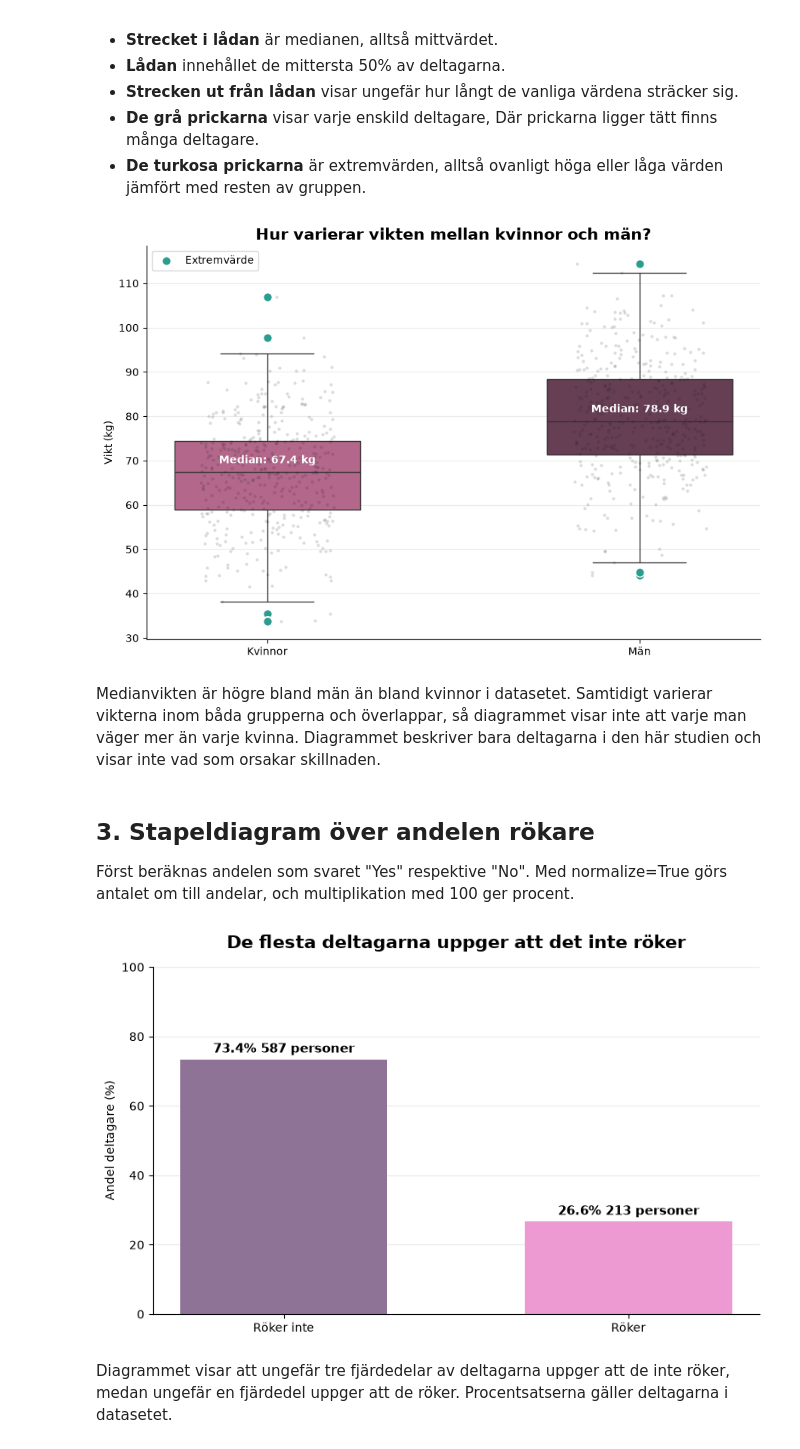
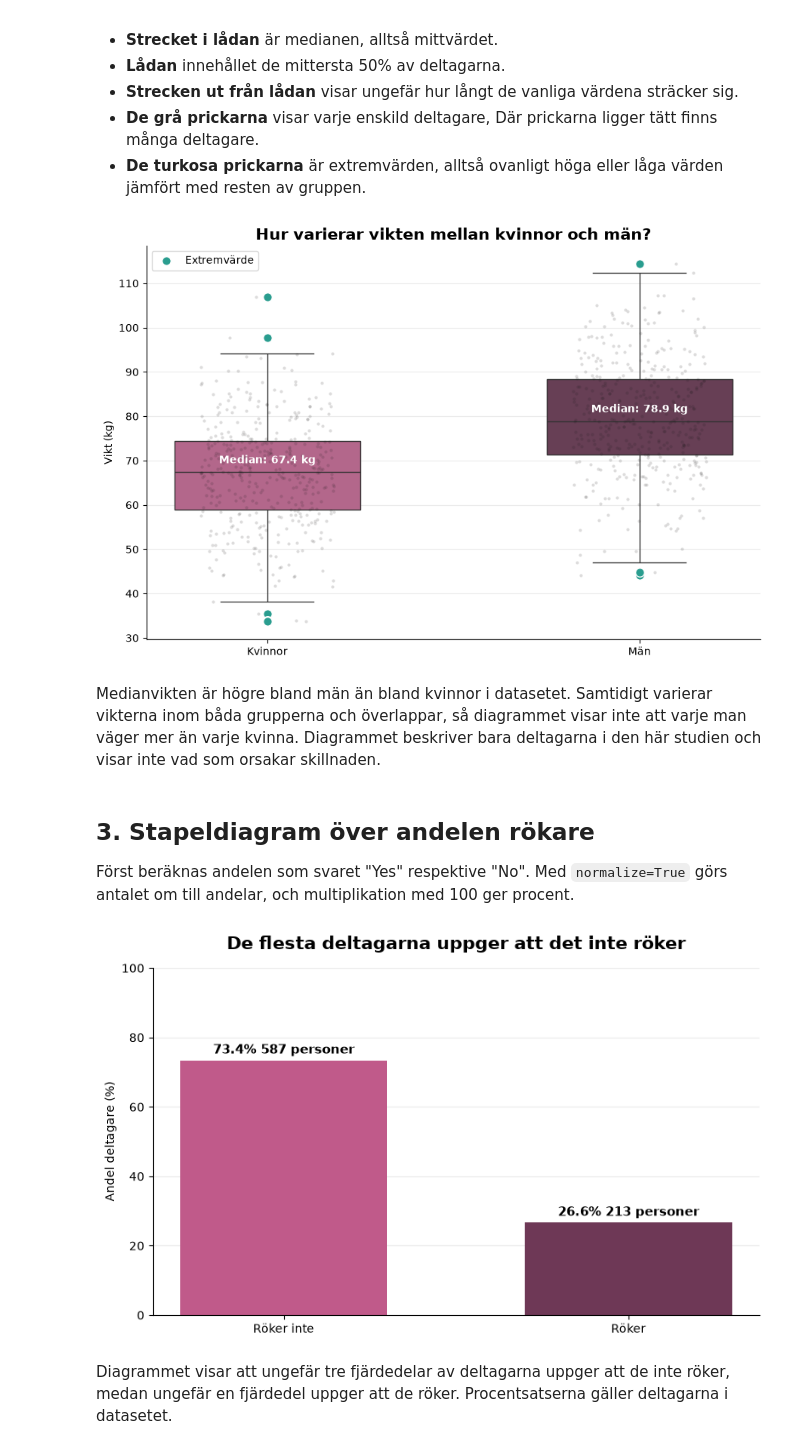
Before and after one commit to idaebeling/halsostudie, a Jupyter notebook: notebooks/halsostudie_del1.ipynb, the cells around one changed output. Saved outputs shown, nothing was run; the diff lists cells and outputs as text; code cells hidden in the pictures.

Commit message:
Lägg till power-diagram och boxplot, uppdatera notebook och bildfiler

```diff
--- a/notebooks/halsostudie_del1.ipynb
+++ b/notebooks/halsostudie_del1.ipynb
@@ -2,0 +14,26 @@
+# %%
+filnamn = "health_study_dataset.csv"
+arbetsmapp = Path.cwd().resolve()
+
+möjliga_filer = [
+    mapp / "data" / filnamn
+    for mapp in [arbetsmapp, *arbetsmapp.parents]
+]
+
+csv_fil = next((fil for fil in möjliga_filer if fil.exists()), None)
+
+if csv_fil is None:
+    raise FileNotFoundError(
+        f"Hittade inte {filnamn} i någon data-mapp. "
+        f"Notebookens arbetsmapp är: {arbetsmapp}"
+    )
+
+df = pd.read_csv(csv_fil)
+
+huvudmapp = csv_fil.parent.parent
+bilder_mapp = huvudmapp / "bilder"
+bilder_mapp.mkdir(exist_ok=True)
+
+print(f"Läste in filen: {csv_fil}")
+print(f"Antal rader och kolumner: {df.shape}")
+print(f"Bilder sparas i: {bilder_mapp}")
@@ -43,6 +77,5 @@ dtype: object
 Ålder, vikt, längd, systoliskt blodtryck och kolesterol sammanfattas med medelvärde, median, minimi- och maximivärde. Det ger en bild av datans nivå och spridning.
 # %%
-df = pd.read_csv("../data/health_study_dataset.csv")
 
 variabler = ["age", "weight", "height", "systolic_bp", "cholesterol"]
 
@@ -203,23 +236,23 @@ ax.legend(loc="upper left")
 sns.despine()
 plt.tight_layout()
 
-plt.savefig("bilder/vikt_boxplot.png", dpi=150, bbox_inches="tight")
+plt.savefig(bilder_mapp / "vikt_boxplot.png", dpi=150, bbox_inches="tight")
 plt.show()
 # %% [output]
-[figure, old version]
+[figure, new version]
 # %% [markdown]
 Medianvikten är högre bland män än bland kvinnor i datasetet. Samtidigt varierar vikterna inom båda grupperna och överlappar, så diagrammet visar inte att varje man väger mer än varje kvinna. Diagrammet beskriver bara deltagarna i den här studien och visar inte vad som orsakar skillnaden.
 # %% [markdown]
 ## 3. Stapeldiagram över andelen rökare
 
-Först beräknas andelen som svaret "Yes" respektive "No". Med normalize=True görs antalet om till andelar, och multiplikation med
+Först beräknas andelen som svaret "Yes" respektive "No". Med `normalize=True` görs antalet om till andelar, och multiplikation med
 100 ger procent.
 # %%
 antal = df["smoker"]. value_counts().reindex(["No", "Yes"], fill_value=0)
 procent = antal / antal.sum() * 100
 
 namn = ["Röker inte", "Röker"]
-färger = ["#8F7396", "#EC9AD1"]
+färger =["#C05A8A", "#6E3856"]
 
 fig, ax = plt.subplots(figsize=(8, 5))
 
@@ -228,35 +261,35 @@ staplar = ax.bar(
     procent,
     color=färger,
     width=0.6
 )
 
 for stapel, pct, n in zip(staplar, procent, antal):
     ax.text(
         stapel.get_x() + stapel.get_width() / 2,
         stapel.get_height() + 2,
         f"{pct:.1f}% {n} personer",
         ha="center",
         fontsize=11,
         weight="bold"
     )
 
 ax.set_title("De flesta deltagarna uppger att det inte röker",
              fontsize=15, weight="bold", pad=16)
 ax.set_ylabel("Andel deltagare (%)")
 ax.set_ylim(0, 100)
 ax.grid(axis="y", alpha=0.25)
 ax.set_axisbelow(True)
 
 ax.spines["top"].set_visible(False)
 ax.spines["right"].set_visible(False)
 
 plt.tight_layout()
 
-plt.savefig("bilder/blodtryck_stapeldiagram.png", dpi=150, bbox_inches="tight")
+plt.savefig(bilder_mapp / "blodtryck_stapeldiagram.png", dpi=150, bbox_inches="tight")
 
 plt.show()
 # %% [output]
-[figure, old version]
+[figure, new version]
 # %% [markdown]
 Diagrammet visar att ungefär tre fjärdedelar av deltagarna uppger att de inte röker, medan ungefär en fjärdedel uppger att de röker.
 Procentsatserna gäller deltagarna i datasetet.
```
Also changed, not shown: parts of 15 cells of this notebook, 6 other files.
